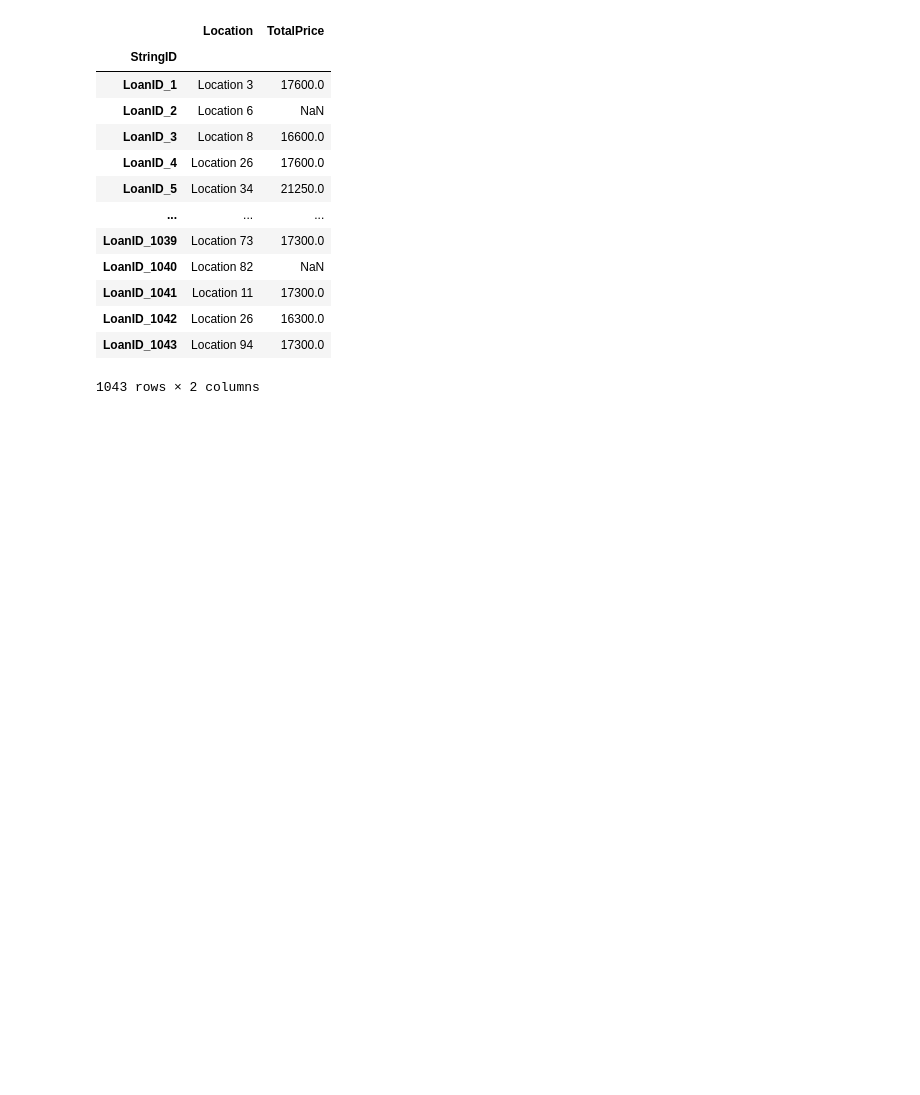
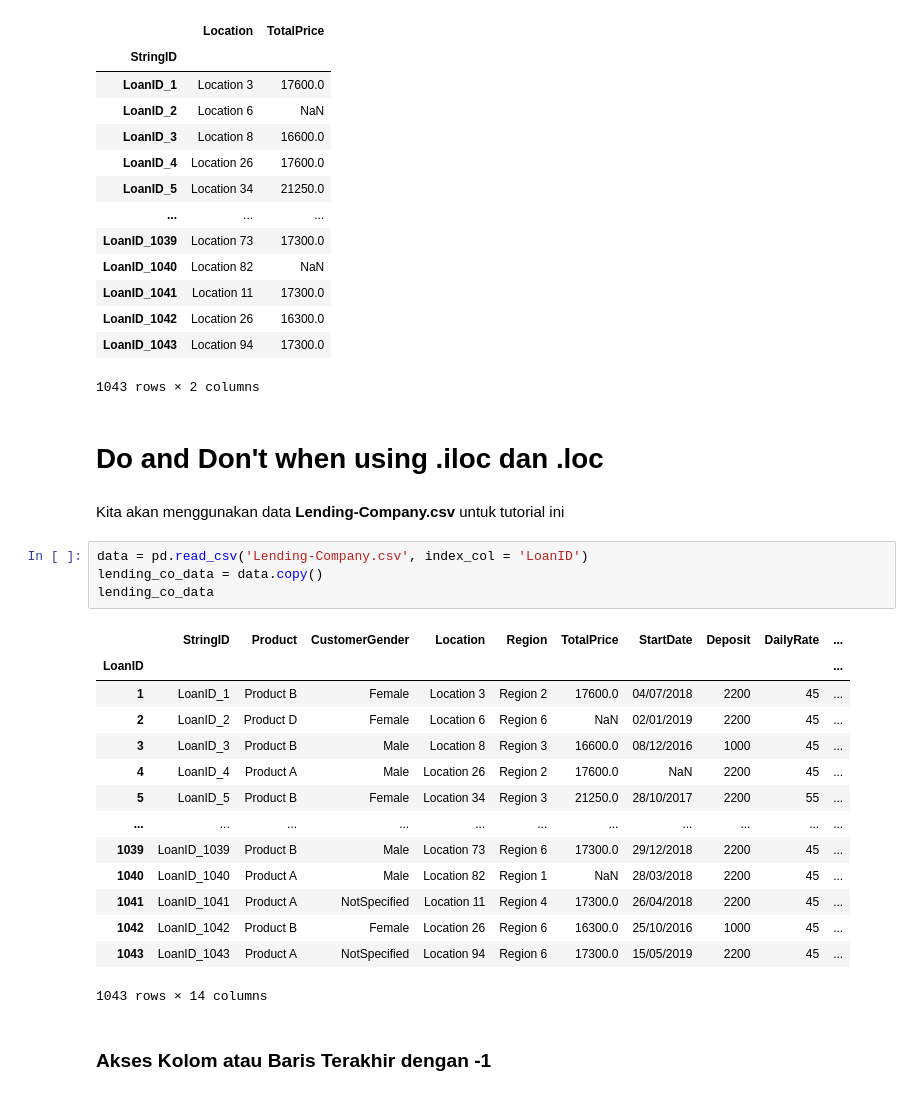
Before and after one commit to withraja/Pandas-Tutorial, a Jupyter notebook: 3 Pandas Dataframe.ipynb, the cells around one changed output. Cells and saved outputs as stored; diff of their text form; blank space fills up the shorter version.

Commit message:
Do and Dont when Using iloc and loc

```diff
--- a/3 Pandas Dataframe.ipynb
+++ b/3 Pandas Dataframe.ipynb
@@ -419,3 +419,28 @@ lending_co_data.loc[:, ['Location', 'TotalPrice']]
 | LoanID_1042 | Location 26 | 16300.0 |
 | LoanID_1043 | Location 94 | 17300.0 |
 1043 rows × 2 columns
+# %% [markdown]
+# **Do** and **Don't** when using .iloc dan .loc
+# %% [markdown]
+Kita akan menggunakan data **Lending-Company.csv** untuk tutorial ini
+# %%
+data = pd.read_csv('Lending-Company.csv', index_col = 'LoanID')
+lending_co_data = data.copy()
+lending_co_data
+# %% [output]
+|  | StringID | Product | CustomerGender | Location | Region | TotalPrice | StartDate | Deposit | DailyRate | ... |
+| LoanID |  |  |  |  |  |  |  |  |  | ... |
+| 1 | LoanID_1 | Product B | Female | Location 3 | Region 2 | 17600.0 | 04/07/2018 | 2200 | 45 | ... |
+| 2 | LoanID_2 | Product D | Female | Location 6 | Region 6 | NaN | 02/01/2019 | 2200 | 45 | ... |
+| 3 | LoanID_3 | Product B | Male | Location 8 | Region 3 | 16600.0 | 08/12/2016 | 1000 | 45 | ... |
+| 4 | LoanID_4 | Product A | Male | Location 26 | Region 2 | 17600.0 | NaN | 2200 | 45 | ... |
+| 5 | LoanID_5 | Product B | Female | Location 34 | Region 3 | 21250.0 | 28/10/2017 | 2200 | 55 | ... |
+| ... | ... | ... | ... | ... | ... | ... | ... | ... | ... | ... |
+| 1039 | LoanID_1039 | Product B | Male | Location 73 | Region 6 | 17300.0 | 29/12/2018 | 2200 | 45 | ... |
+| 1040 | LoanID_1040 | Product A | Male | Location 82 | Region 1 | NaN | 28/03/2018 | 2200 | 45 | ... |
+| 1041 | LoanID_1041 | Product A | NotSpecified | Location 11 | Region 4 | 17300.0 | 26/04/2018 | 2200 | 45 | ... |
+| 1042 | LoanID_1042 | Product B | Female | Location 26 | Region 6 | 16300.0 | 25/10/2016 | 1000 | 45 | ... |
+| 1043 | LoanID_1043 | Product A | NotSpecified | Location 94 | Region 6 | 17300.0 | 15/05/2019 | 2200 | 45 | ... |
+1043 rows × 14 columns
+# %% [markdown]
+### Akses Kolom atau Baris Terakhir dengan **-1**
```
Also changed, not shown: parts of 28 cells of this notebook.
